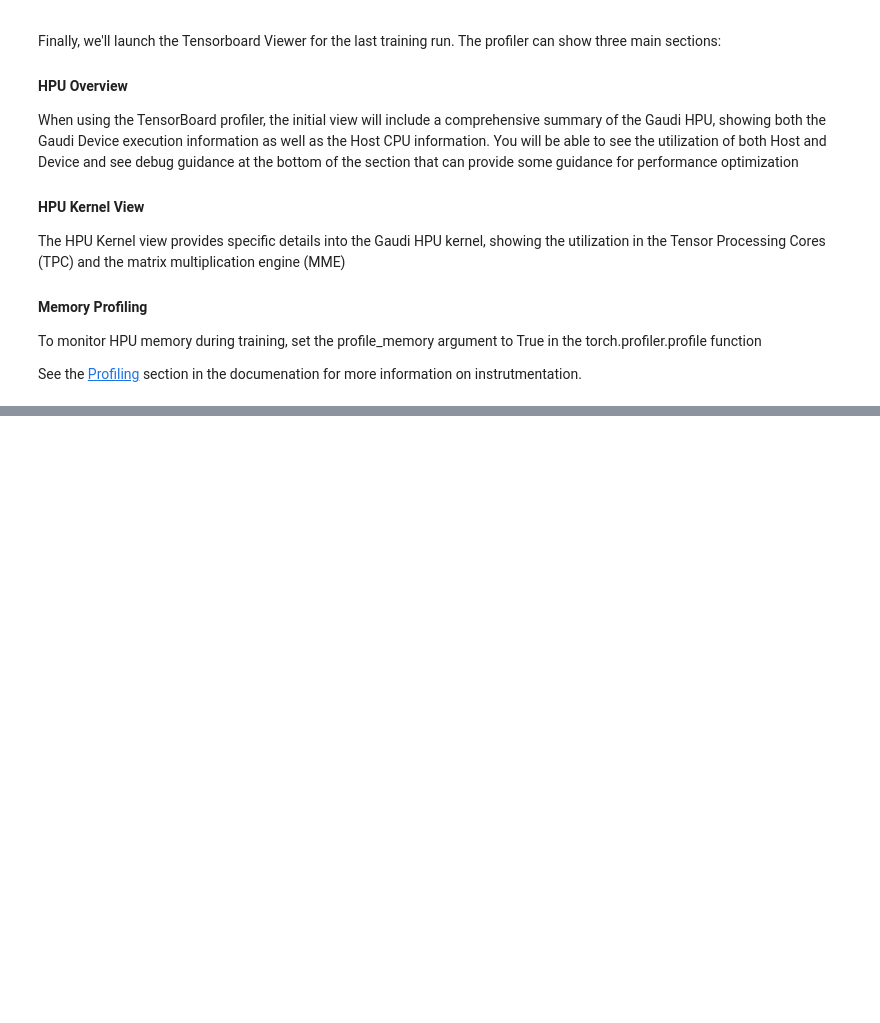
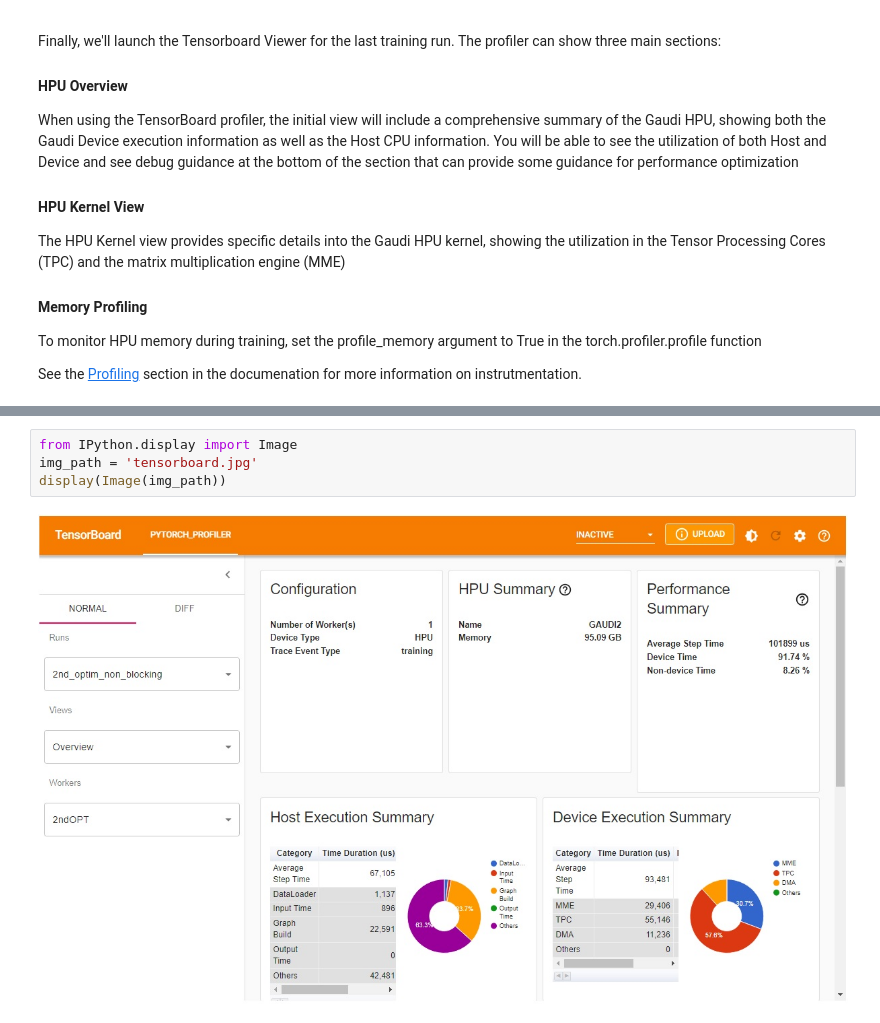
Before and after one commit to HabanaAI/Gaudi-tutorials, a Jupyter notebook: PyTorch/Profiling_and_Optimization/model_profiling_and_optimization_tutorial.ipynb, the cells around one changed output, grey strips where cells are left out. Cells and saved outputs as stored; diff of their text form; blank space fills up the shorter version.

```diff
--- a/PyTorch/Profiling_and_Optimization/model_profiling_and_optimization_tutorial.ipynb
+++ b/PyTorch/Profiling_and_Optimization/model_profiling_and_optimization_tutorial.ipynb
@@ -532,3 +532,9 @@ See the [Profiling](https://docs.habana.ai/en/latest/Profiling/Profiling_with_Py
 %tensorboard --logdir=./swin_profile/2nd_optim_non_blocking/ --port 6006    # Your port selection may vary, default is 6006
 # %% [output]
 [interactive output not drawn]
+# %%
+from IPython.display import Image
+img_path = 'tensorboard.jpg'
+display(Image(img_path))
+# %% [output]
+[figure, added]
```
Also changed, not shown: parts of 1 cell of this notebook.
